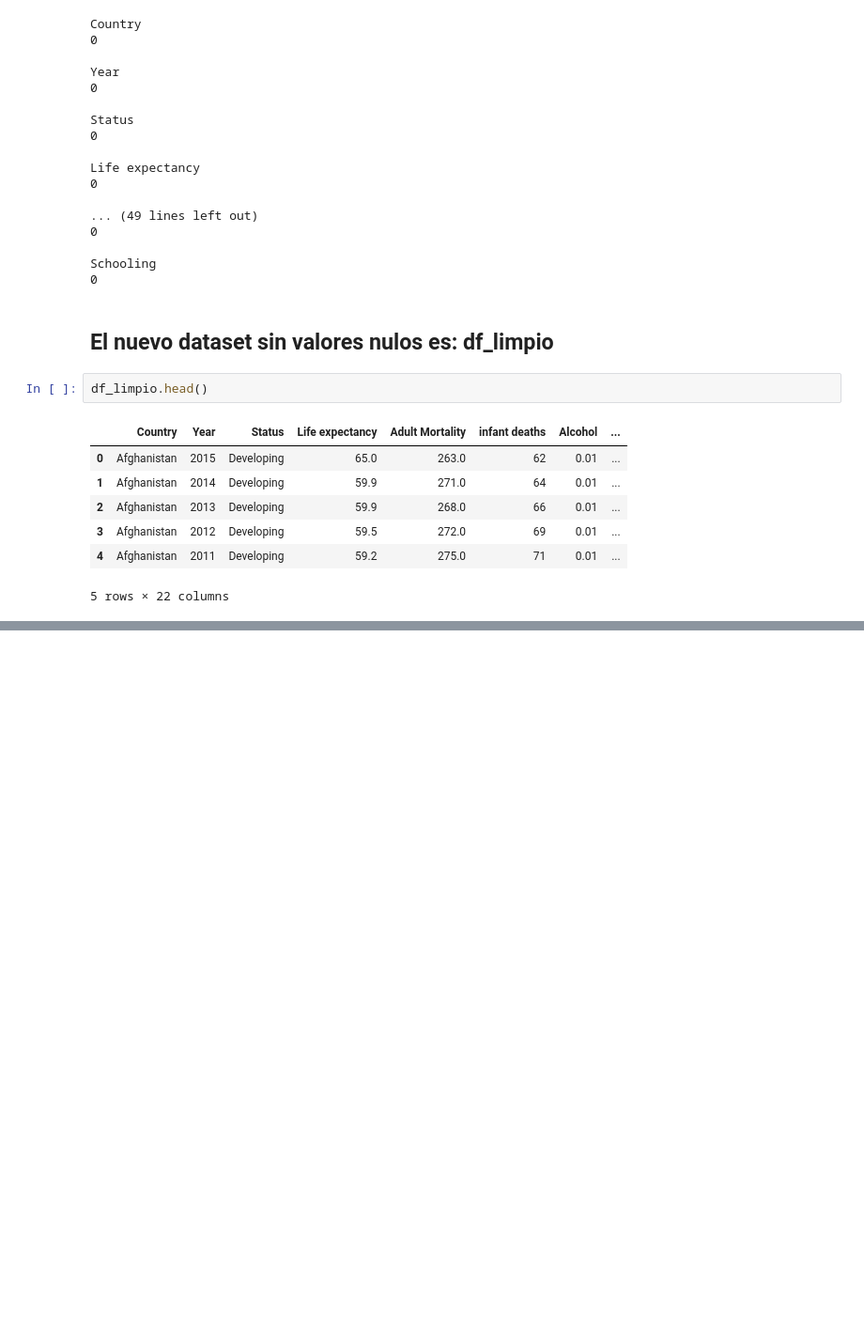
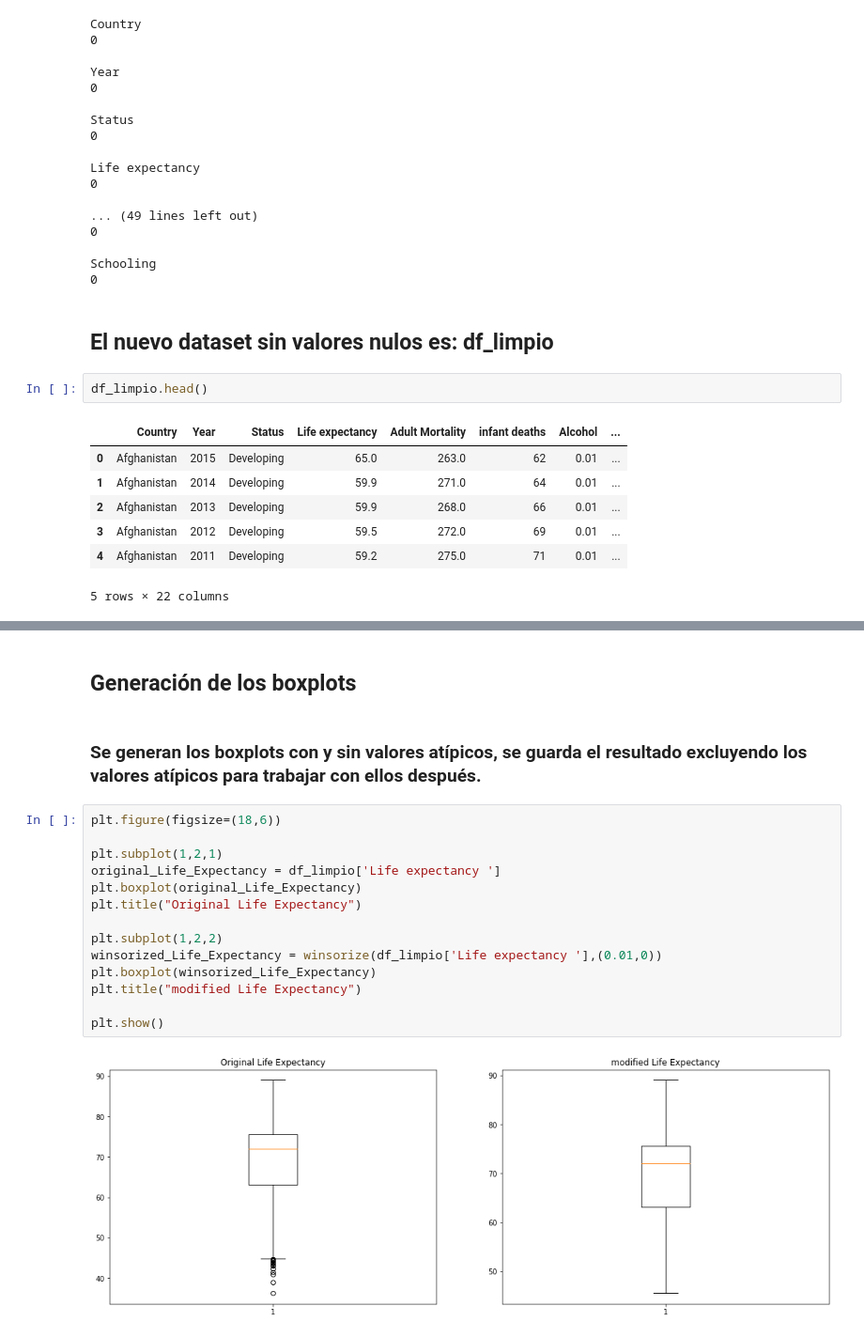
Before and after one commit to rovinmendoza-2/Analisis_Exploratorio_de_Datos_Python, a Jupyter notebook: analisis_exploratorio_de_Datos.ipynb, the cells around one changed output, grey strips where cells are left out. Shown at 94% size. Drawn from its saved outputs; the diff is of its cells as text; blank space fills up the shorter version.

Commit message:
generación de boxplots para identificar la presencia de outliers

```diff
--- a/analisis_exploratorio_de_Datos.ipynb
+++ b/analisis_exploratorio_de_Datos.ipynb
@@ -161,0 +210,20 @@ df_limpio.head()
+# %% [markdown]
+## Generación de los boxplots
+# %% [markdown]
+### Se generan los boxplots con y sin valores atípicos, se guarda el resultado excluyendo los valores atípicos para trabajar con ellos después.
+# %%
+plt.figure(figsize=(18,6))
+
+plt.subplot(1,2,1)
+original_Life_Expectancy = df_limpio['Life expectancy ']
+plt.boxplot(original_Life_Expectancy)
+plt.title("Original Life Expectancy")
+
+plt.subplot(1,2,2)
+winsorized_Life_Expectancy = winsorize(df_limpio['Life expectancy '],(0.01,0))
+plt.boxplot(winsorized_Life_Expectancy)
+plt.title("modified Life Expectancy")
+
+plt.show()
+# %% [output]
+[figure, added]
```
Also changed, not shown: parts of 21 cells of this notebook.
